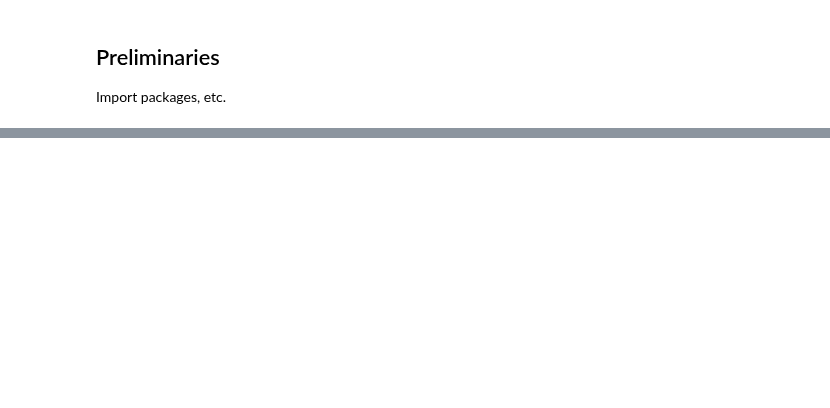
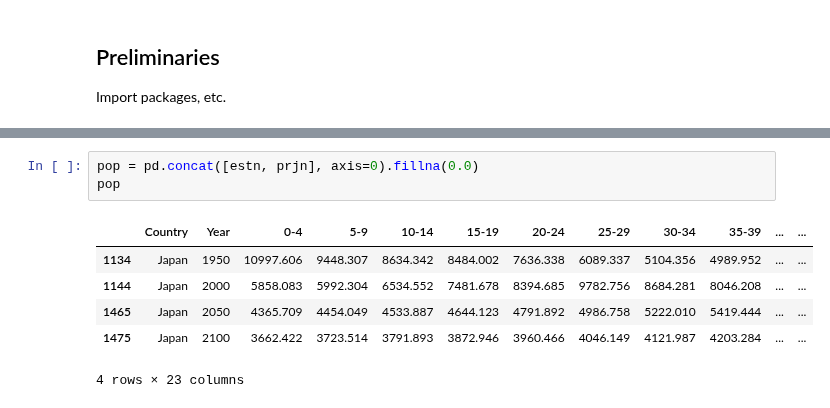
Before and after one commit to DaveBackus/Data_Bootcamp, a Jupyter notebook: Code/IPython/bootcamp_pandas-merge.ipynb, the cells around one changed output, grey strips where cells are left out. Drawn from its saved outputs; the diff is of its cells as text; blank space fills up the shorter version.

```diff
--- a/Code/IPython/bootcamp_pandas-merge.ipynb
+++ b/Code/IPython/bootcamp_pandas-merge.ipynb
@@ -310,0 +314,10 @@ ax.hlines(dbar, xmin, xmax, linewidth=2, linestyle='dashed')
+# %%
+pop = pd.concat([estn, prjn], axis=0).fillna(0.0)
+pop
+# %% [output]
+|  | Country | Year | 0-4 | 5-9 | 10-14 | 15-19 | 20-24 | 25-29 | 30-34 | 35-39 | ... | ... |
+| 1134 | Japan | 1950 | 10997.606 | 9448.307 | 8634.342 | 8484.002 | 7636.338 | 6089.337 | 5104.356 | 4989.952 | ... | ... |
+| 1144 | Japan | 2000 | 5858.083 | 5992.304 | 6534.552 | 7481.678 | 8394.685 | 9782.756 | 8684.281 | 8046.208 | ... | ... |
+| 1465 | Japan | 2050 | 4365.709 | 4454.049 | 4533.887 | 4644.123 | 4791.892 | 4986.758 | 5222.010 | 5419.444 | ... | ... |
+| 1475 | Japan | 2100 | 3662.422 | 3723.514 | 3791.893 | 3872.946 | 3960.466 | 4046.149 | 4121.987 | 4203.284 | ... | ... |
+4 rows × 23 columns
```
Also changed, not shown: parts of 75 cells of this notebook, 2 other files.
